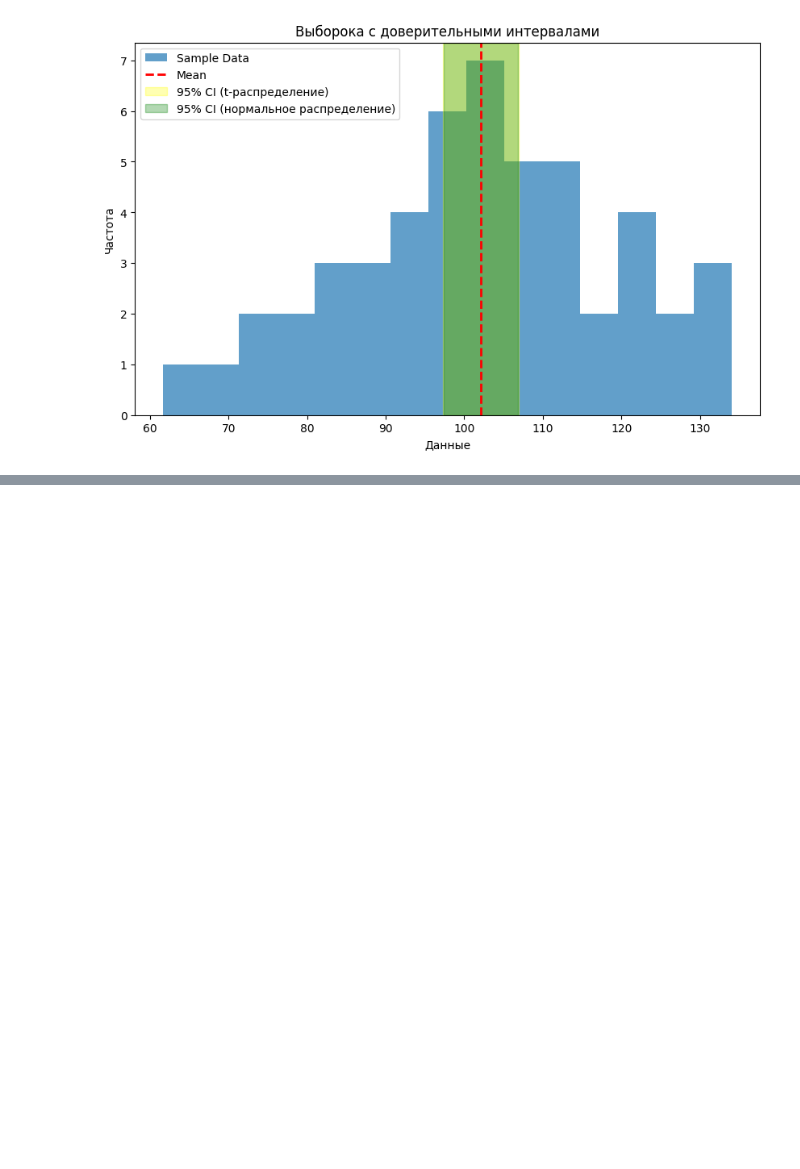
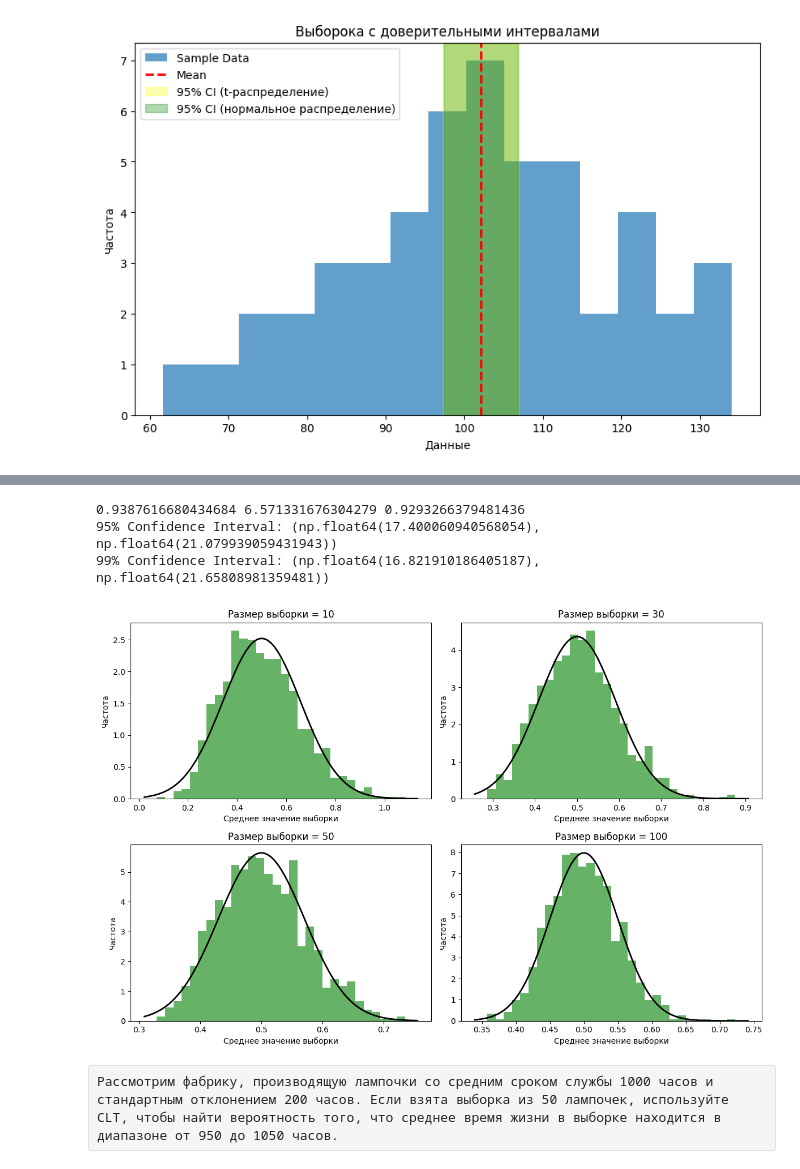
Before and after one commit to Katarina-dev/ICH, a Jupyter notebook: Python/hw/DataAnalysis/DA_Confidence_intervals.ipynb, the cells around one changed output, grey strips where cells are left out. Drawn from its saved outputs; the diff is of its cells as text; code cells hidden in the pictures; blank space fills up the shorter version.

```diff
--- a/Python/hw/DataAnalysis/DA_Confidence_intervals.ipynb
+++ b/Python/hw/DataAnalysis/DA_Confidence_intervals.ipynb
@@ -87,0 +157,20 @@ plt.show()
+# %%
+import numpy as np
+import scipy.stats as st
+np.random.seed(0)
+data = np.random.randint(10, 30, 50)
+sample_mean = np.mean(data)
+sem = st.sem(data) # стандартная ошибка
+std = np.std(data) # стандартное отклонение
+print(sem, std, std/np.sqrt(50-1)) # связано со степенями свободы -1
+
+ci_95 = st.norm.interval(confidence=0.95, loc=sample_mean, scale=sem)
+
+ci_99 = st.norm.interval(confidence=0.99, loc=sample_mean, scale=sem)
+
+print(f"95% Confidence Interval: {ci_95}")
+print(f"99% Confidence Interval: {ci_99}")
+# %% [output]
+0.9387616680434684 6.571331676304279 0.9293266379481436
+95% Confidence Interval: (np.float64(17.400060940568054), np.float64(21.079939059431943))
+99% Confidence Interval: (np.float64(16.821910186405187), np.float64(21.65808981359481))
@@ -87,0 +181,49 @@ plt.show()
+# %%
+import numpy as np
+import matplotlib.pyplot as plt
+import scipy.stats as stats
+
+# Параметры генеральной совокупности
+lambda_ = 2
+mu = 1/lambda_
+sigma = 1/lambda_
+
+# sample_size - это размер выборки
+# num_samples - это количество выборок
+
+# Функция для генерации случайных выборок и вычисления выборочных средних
+def generate_sample_means(sample_size, num_samples):
+    sample_means = []
+    for _ in range(num_samples):
+        sample = np.random.exponential(1/lambda_, sample_size)
+        sample_means.append(np.mean(sample))
+    return sample_means
+# %%
+# Параметры для моделирования
+sample_sizes = [10, 30, 50, 100]
+num_samples = 1000
+
+# Построение графиков выборочных распределений
+plt.figure(figsize=(12, 8))
+
+# для каждого размера выборки
+for i, sample_size in enumerate(sample_sizes):
+    # берем выборку 1000 раз и находим их средние
+    sample_means = generate_sample_means(sample_size, num_samples)
+    plt.subplot(2, 2, i+1)
+    plt.hist(sample_means, bins=30, density=True, alpha=0.6, color='g')
+    plt.title(f'Размер выборки = {sample_size}')
+    plt.xlabel('Среднее значение выборки')
+    plt.ylabel('Частота')
+    # Постройте график нормального распределения для сравнения
+    xmin, xmax = plt.xlim()
+    x = np.linspace(xmin, xmax, 100)
+    p = stats.norm.pdf(x, mu, sigma/np.sqrt(sample_size))
+    plt.plot(x, p, 'k', linewidth=2)
+
+plt.tight_layout()
+plt.show()
+# %% [output]
+[figure, added]
+# %% [raw]
+Рассмотрим фабрику, производящую лампочки со средним сроком службы 1000 часов и стандартным отклонением 200 часов. Если взята выборка из 50 лампочек, используйте CLT, чтобы найти вероятность того, что среднее время жизни в выборке находится в диапазоне от 950 до 1050 часов.
```
Also changed, not shown: parts of 17 cells of this notebook, 12 other files.
